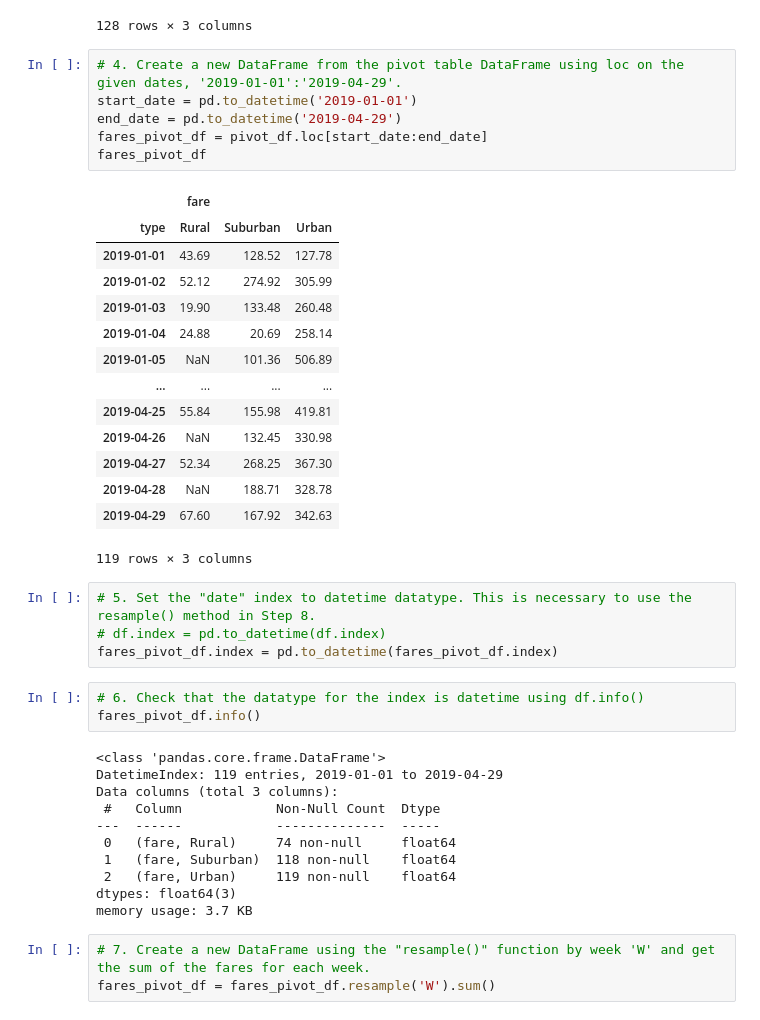
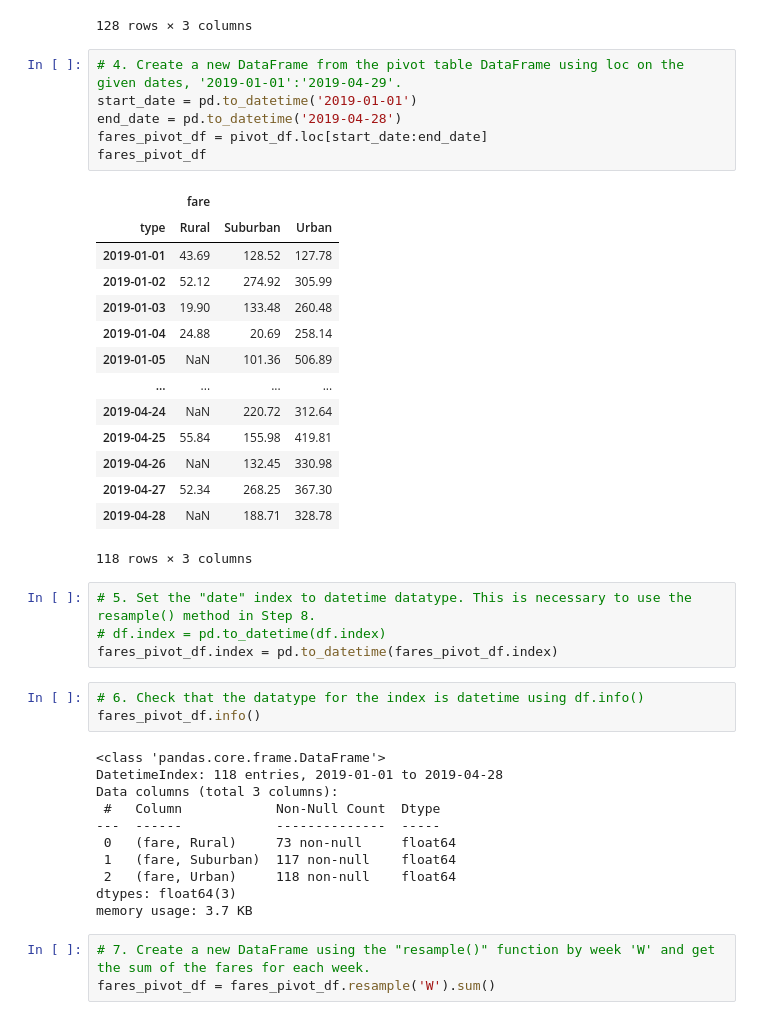
Before and after one commit to amangill09/PyBer_Analysis, a Jupyter notebook: PyBer_Challenge.ipynb, the cells around one changed output. Saved outputs shown, nothing was run; the diff lists cells and outputs as text.

```diff
--- a/PyBer_Challenge.ipynb
+++ b/PyBer_Challenge.ipynb
@@ -187,24 +188,24 @@ pivot_df
 # %%
 # 4. Create a new DataFrame from the pivot table DataFrame using loc on the given dates, '2019-01-01':'2019-04-29'.
 start_date = pd.to_datetime('2019-01-01')
-end_date = pd.to_datetime('2019-04-29')
+end_date = pd.to_datetime('2019-04-28')
 fares_pivot_df = pivot_df.loc[start_date:end_date]
 fares_pivot_df
 # %% [output]
 |  | fare |  |  |
 | type | Rural | Suburban | Urban |
 | 2019-01-01 | 43.69 | 128.52 | 127.78 |
 | 2019-01-02 | 52.12 | 274.92 | 305.99 |
 | 2019-01-03 | 19.90 | 133.48 | 260.48 |
 | 2019-01-04 | 24.88 | 20.69 | 258.14 |
 | 2019-01-05 | NaN | 101.36 | 506.89 |
 | ... | ... | ... | ... |
+| 2019-04-24 | NaN | 220.72 | 312.64 |
 | 2019-04-25 | 55.84 | 155.98 | 419.81 |
 | 2019-04-26 | NaN | 132.45 | 330.98 |
 | 2019-04-27 | 52.34 | 268.25 | 367.30 |
 | 2019-04-28 | NaN | 188.71 | 328.78 |
-| 2019-04-29 | 67.60 | 167.92 | 342.63 |
-119 rows × 3 columns
+118 rows × 3 columns
 # %%
 # 5. Set the "date" index to datetime datatype. This is necessary to use the resample() method in Step 8.
 # df.index = pd.to_datetime(df.index)
@@ -214,13 +215,13 @@ fares_pivot_df.index = pd.to_datetime(fares_pivot_df.index)
 fares_pivot_df.info()
 # %% [output]
 <class 'pandas.core.frame.DataFrame'>
-DatetimeIndex: 119 entries, 2019-01-01 to 2019-04-29
+DatetimeIndex: 118 entries, 2019-01-01 to 2019-04-28
 Data columns (total 3 columns):
  #   Column            Non-Null Count  Dtype
 ---  ------            --------------  -----
- 0   (fare, Rural)     74 non-null     float64
- 1   (fare, Suburban)  118 non-null    float64
- 2   (fare, Urban)     119 non-null    float64
+ 0   (fare, Rural)     73 non-null     float64
+ 1   (fare, Suburban)  117 non-null    float64
+ 2   (fare, Urban)     118 non-null    float64
 dtypes: float64(3)
 memory usage: 3.7 KB
 # %%
```
Also changed, not shown: parts of 4 cells of this notebook, 1 other file.
